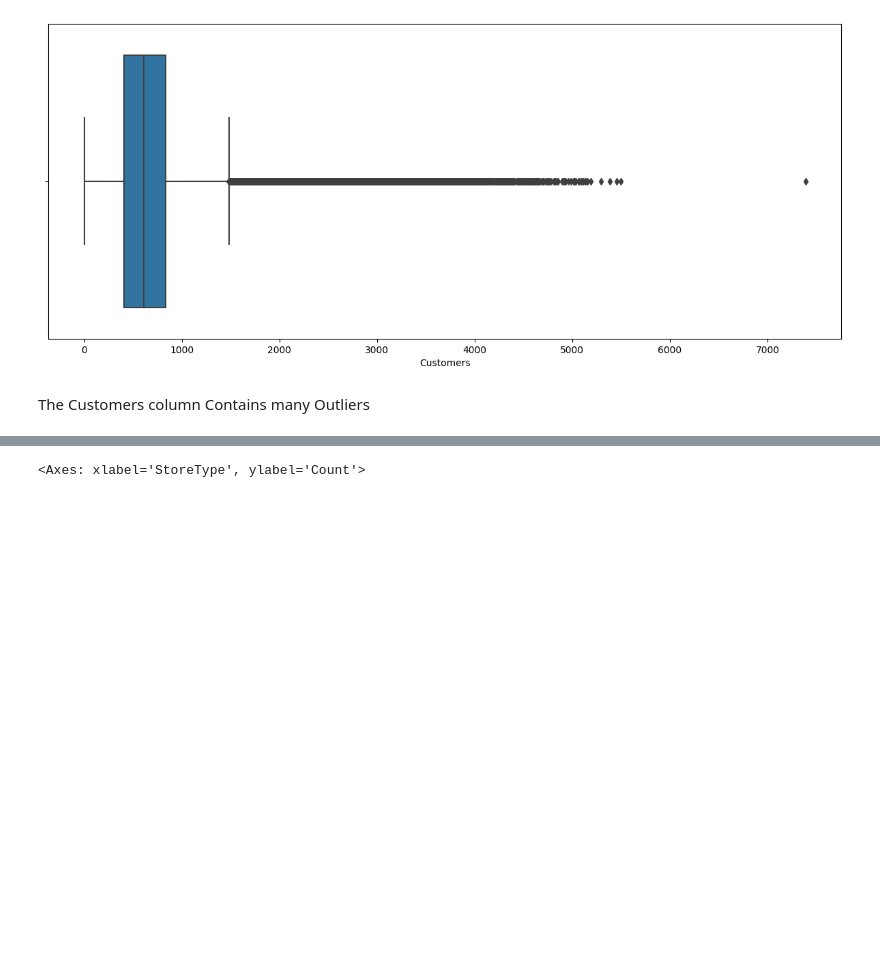
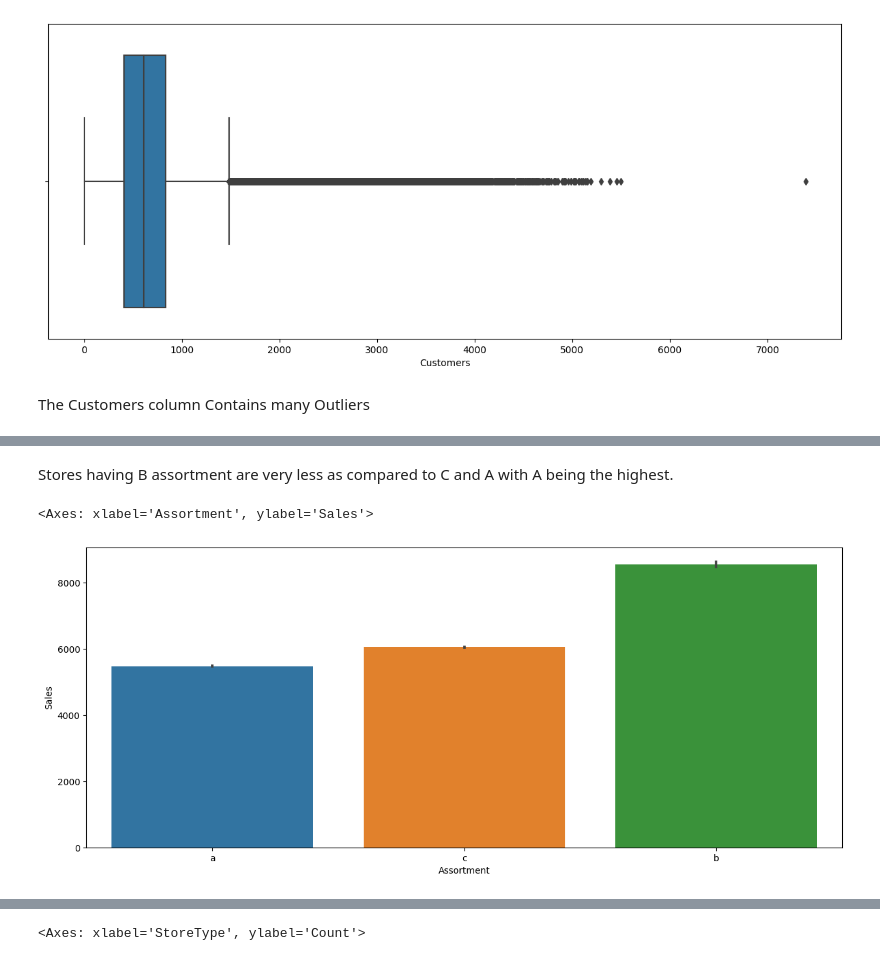
Before and after one commit to SaamarthMeston/Capstone-Project-2---Rossmann-s-sales-prediction, a Jupyter notebook: Rossmann_Sales_Prediction_Capstone_Project.ipynb, the cells around one changed output, grey strips where cells are left out. Saved outputs shown, nothing was run; the diff lists cells and outputs as text; code cells hidden in the pictures; blank space fills up the shorter version.

```diff
--- a/Rossmann_Sales_Prediction_Capstone_Project.ipynb
+++ b/Rossmann_Sales_Prediction_Capstone_Project.ipynb
@@ -536,0 +580,8 @@ The Customers column Contains many Outliers
+# %% [markdown]
+Stores having B assortment are very less as compared to C and A with A being the highest.
+# %%
+plt.figure(figsize=(15,6))
+sns.barplot(Full_Df,x ='Assortment',y = 'Sales')
+# %% [output]
+<Axes: xlabel='Assortment', ylabel='Sales'>
+[figure, added]
```
Also changed, not shown: parts of 79 cells of this notebook.
